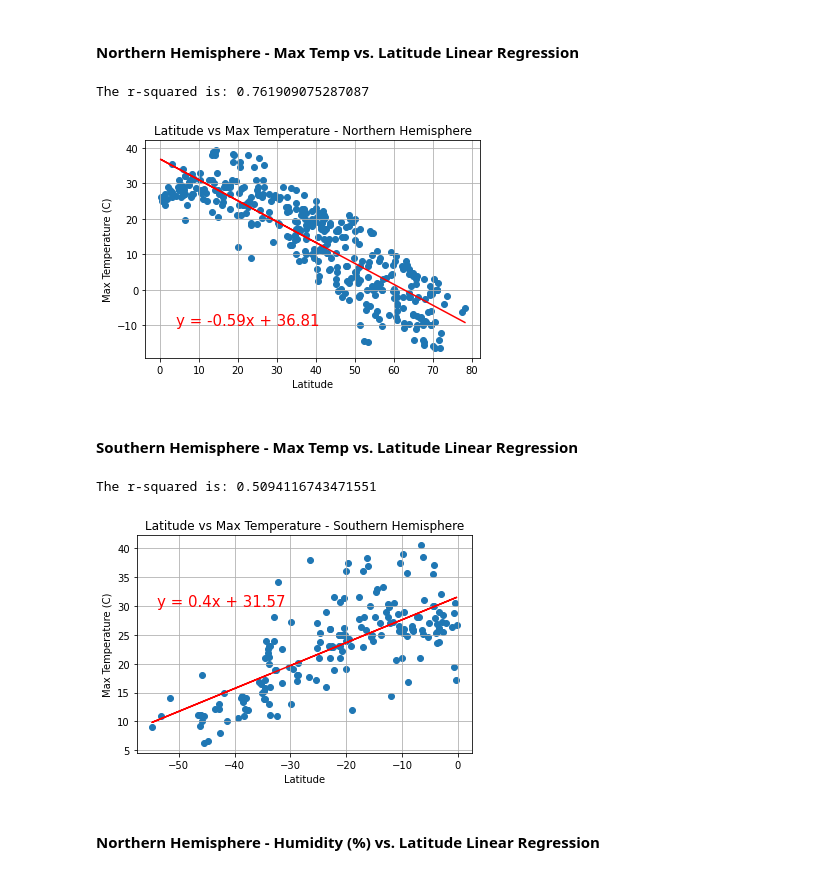
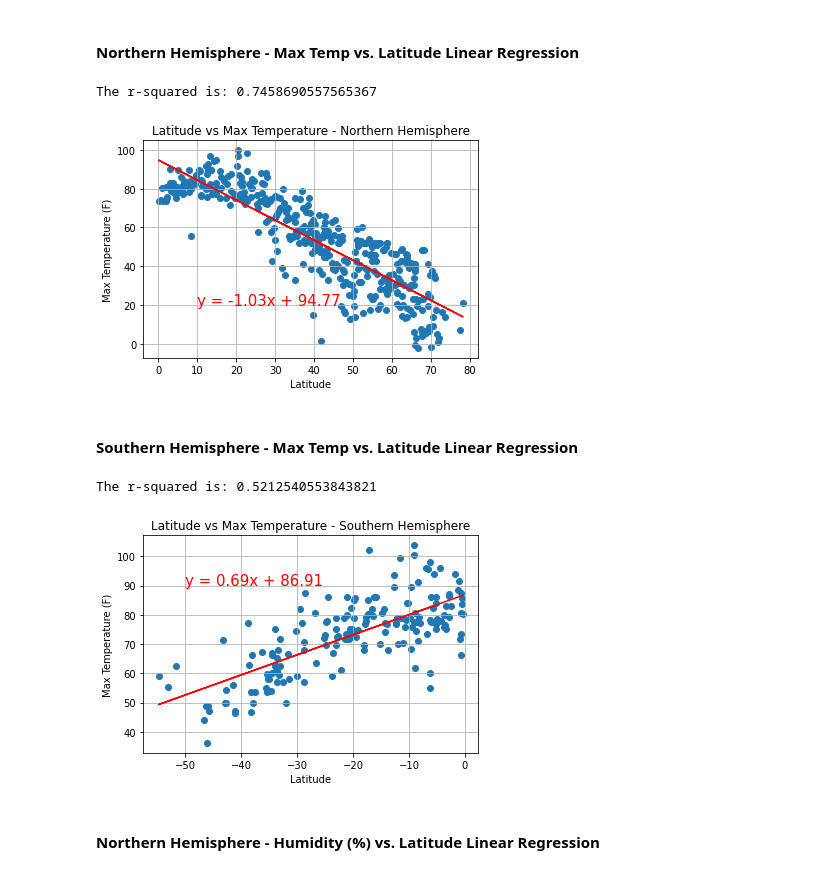
Before and after one commit to teresaflicek/python-api-challenge, a Jupyter notebook: WeatherPy/WeatherPy.ipynb, the cells around one changed output. Drawn from its saved outputs; the diff is of its cells as text; code cells hidden in the pictures.

```diff
--- a/WeatherPy/WeatherPy.ipynb
+++ b/WeatherPy/WeatherPy.ipynb
@@ -287,7 +287,7 @@ regress_values = x_values * slope + intercept
 line_eq = "y = " + str(round(slope,2)) + "x + " + str(round(intercept,2))
 plt.scatter(x_values,y_values)
 plt.plot(x_values,regress_values,"r-")
-plt.annotate(line_eq,(4,-10),fontsize=15,color="red")
+plt.annotate(line_eq,(10,20),fontsize=15,color="red")
 
 #printing out the r squared value
 print(f"The r-squared is: {rvalue**2}")
@@ -295,45 +295,45 @@ print(f"The r-squared is: {rvalue**2}")
 #labels and grid
 plt.title("Latitude vs Max Temperature - Northern Hemisphere")
 plt.xlabel('Latitude')
-plt.ylabel('Max Temperature (C)')
+plt.ylabel('Max Temperature (F)')
 plt.grid()
 
 #saving png file
 plt.savefig("output_data/png files/North Hem - City Lat vs. Max Temp.png")
 # %% [output]
-The r-squared is: 0.761909075287087
+The r-squared is: 0.7458690557565367
-[figure, old version]
+[figure, new version]
 # %% [markdown]
 ####  Southern Hemisphere - Max Temp vs. Latitude Linear Regression
 # %%
 #x and y values
 x_values = south_hem['Lat']
 y_values = south_hem['Max Temp']
 
 #linear regression
 (slope, intercept, rvalue, pvalue, stderr) = linregress(x_values, y_values)
 regress_values = x_values * slope + intercept
 
 #showing the equation on the plot
 line_eq = "y = " + str(round(slope,2)) + "x + " + str(round(intercept,2))
 plt.scatter(x_values,y_values)
 plt.plot(x_values,regress_values,"r-")
-plt.annotate(line_eq,(-54, 30),fontsize=15,color="red")
+plt.annotate(line_eq,(-50, 90),fontsize=15,color="red")
 
 #printing out the r squared value
 print(f"The r-squared is: {rvalue**2}")
 
 #labels and grid
 plt.title("Latitude vs Max Temperature - Southern Hemisphere")
 plt.xlabel('Latitude')
-plt.ylabel('Max Temperature (C)')
+plt.ylabel('Max Temperature (F)')
 plt.grid()
 
 #saving png file
 plt.savefig("output_data/png files/South Hem - City Lat vs. Max Temp.png")
 # %% [output]
-The r-squared is: 0.5094116743471551
+The r-squared is: 0.5212540553843821
-[figure, old version]
+[figure, new version]
 # %% [markdown]
 ####  Northern Hemisphere - Humidity (%) vs. Latitude Linear Regression
 # %%
```
Also changed, not shown: parts of 18 cells of this notebook, 13 other files.
